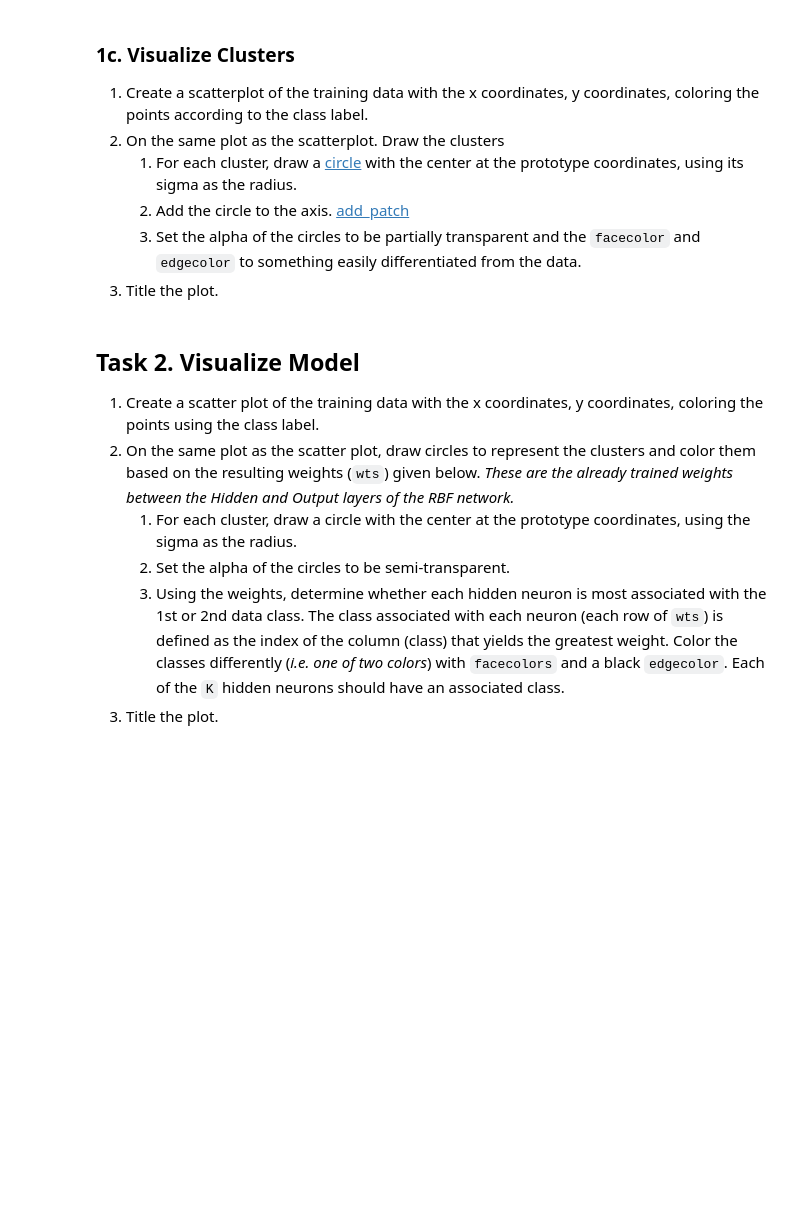
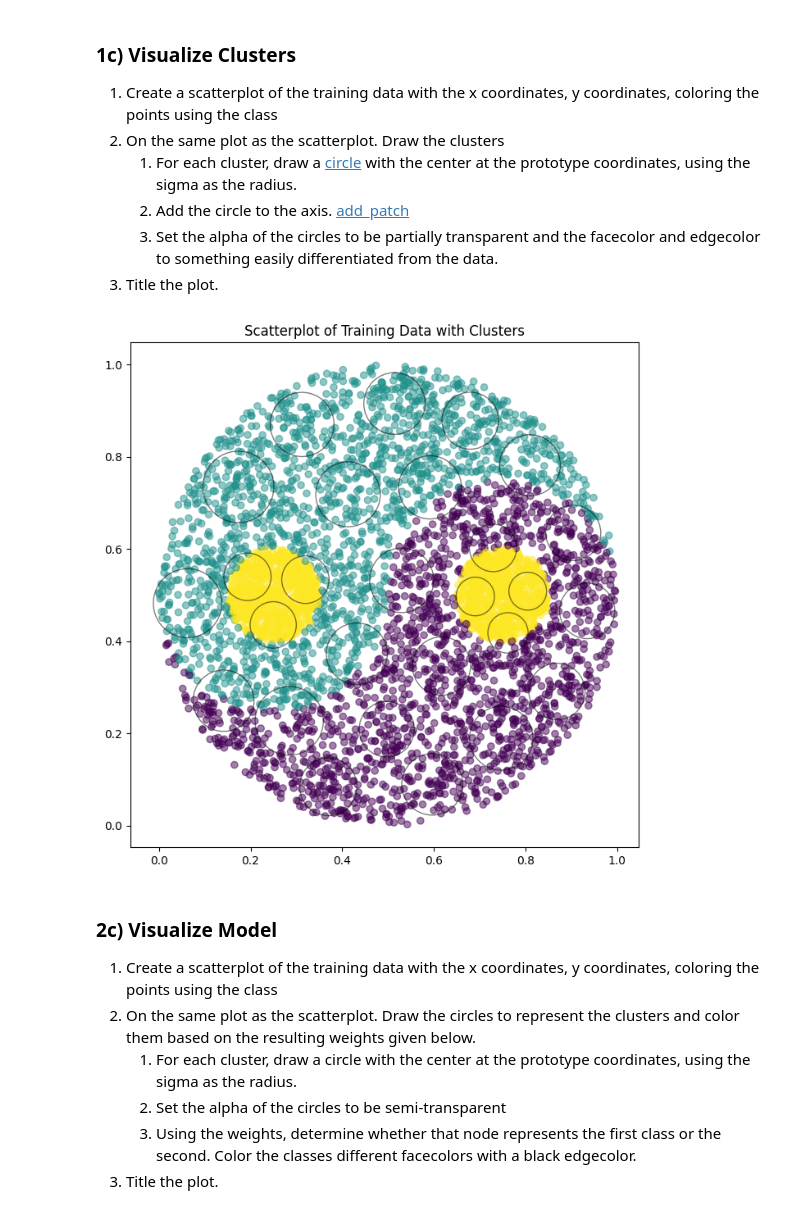
Before and after one commit to schiffinor/dataVisualization, a Jupyter notebook: Project7/Lab07/Lab07.ipynb, the cells around one changed output. Cells and saved outputs as stored; diff of their text form; code cells hidden in the pictures; blank space fills up the shorter version.

```diff
--- a/Project7/Lab07/Lab07.ipynb
+++ b/Project7/Lab07/Lab07.ipynb
@@ -22,0 +26,8 @@ Below, using numpy [load](https://numpy.org/doc/stable/reference/generated/numpy
+# %%
+train_samples = np.load('data/train_samples.npy')
+train_labels = np.load('data/train_labels.npy')
+
+print(train_samples.shape)
+print(train_samples)
+print(train_labels.shape)
+print(train_labels)
@@ -36,0 +56,21 @@ np.random.seed(10)
+# %%
+np.random.seed(10)
+
+num_hidden_nodes = 27
+
+KCLuster = KMeans(n_clusters=num_hidden_nodes)
+print(train_labels)
+print(train_samples)
+print(train_samples.shape)
+print(train_samples[:, :2])
+cluster_assignments = KCLuster.fit_predict(train_samples[:, :2])
+prototypes = KCLuster.cluster_centers_
+
+print(prototypes)
+print(prototypes.shape)
+
+sigmas = np.zeros(num_hidden_nodes)
+for i in range(num_hidden_nodes):
+    sigmas[i] = np.mean(distance.cdist(prototypes[i].reshape(1,-1), train_samples[cluster_assignments == i, :2], 'euclidean'))
+
+print(sigmas)
@@ -37,18 +95,34 @@ np.random.seed(10)
 # %% [markdown]
-### 1c. Visualize Clusters
+### 1c) Visualize Clusters
 
-1. Create a scatterplot of the training data with the x coordinates, y coordinates, coloring the points according to the class label.
+1. Create a scatterplot of the training data with the x coordinates, y coordinates, coloring the points using the class
 2. On the same plot as the scatterplot. Draw the clusters
-    1. For each cluster, draw a [circle](https://matplotlib.org/stable/api/_as_gen/matplotlib.patches.Circle.html) with the center at the prototype coordinates, using its sigma as the radius.
+    1. For each cluster, draw a [circle](https://matplotlib.org/stable/api/_as_gen/matplotlib.patches.Circle.html) with the center at the prototype coordinates, using the sigma as the radius.
     2. Add the circle to the axis. [add_patch](https://matplotlib.org/stable/api/_as_gen/matplotlib.axes.Axes.add_patch.html)
-    3. Set the alpha of the circles to be partially transparent and the `facecolor` and `edgecolor` to something easily differentiated from the data.
+    3. Set the alpha of the circles to be partially transparent and the facecolor and edgecolor to something easily differentiated from the data.
 3. Title the plot.
+# %%
+# Scatterplot of the training data
+plt.figure(figsize=(8,8))
+
+plt.scatter(train_samples[:,0], train_samples[:,1], c=train_labels, cmap='viridis', alpha=0.5)
+
+# Draw the clusters
+for i in range(num_hidden_nodes):
+    circle = plt.Circle(prototypes[i], sigmas[i], alpha=0.5, facecolor='none', edgecolor='black')
+    plt.gca().add_patch(circle)
+
+plt.title('Scatterplot of Training Data with Clusters')
+
+plt.show()
+# %% [output]
+[figure, added]
 # %% [markdown]
-## Task 2. Visualize Model
+### 2c) Visualize Model
 
-1. Create a scatter plot of the training data with the x coordinates, y coordinates, coloring the points using the class label.
-2. On the same plot as the scatter plot, draw circles to represent the clusters and color them based on the resulting weights (`wts`) given below. *These are the already trained weights between the Hidden and Output layers of the RBF network.*
+1. Create a scatterplot of the training data with the x coordinates, y coordinates, coloring the points using the class
+2. On the same plot as the scatterplot. Draw the circles to represent the clusters and color them based on the resulting weights given below.
     1. For each cluster, draw a circle with the center at the prototype coordinates, using the sigma as the radius.
-    2. Set the alpha of the circles to be semi-transparent.
-    3. Using the weights, determine whether each hidden neuron is most associated with the 1st or 2nd data class. The class associated with each neuron (each row of `wts`) is defined as the index of the column (class) that yields the greatest weight. Color the classes differently (*i.e. one of two colors*) with `facecolors` and a black `edgecolor`. Each of the `K` hidden neurons should have an associated class.
+    2. Set the alpha of the circles to be semi-transparent
+    3. Using the weights, determine whether that node represents the first class or the second.  Color the classes different facecolors with a black edgecolor.
 3. Title the plot.
```
Also changed, not shown: parts of 10 cells of this notebook, 20 other files.
